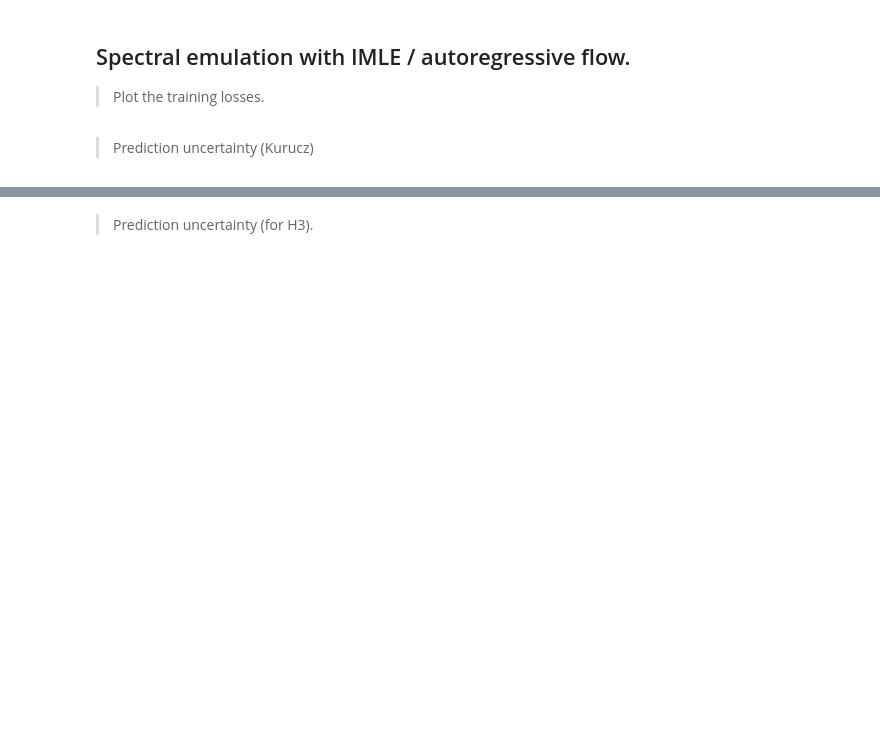
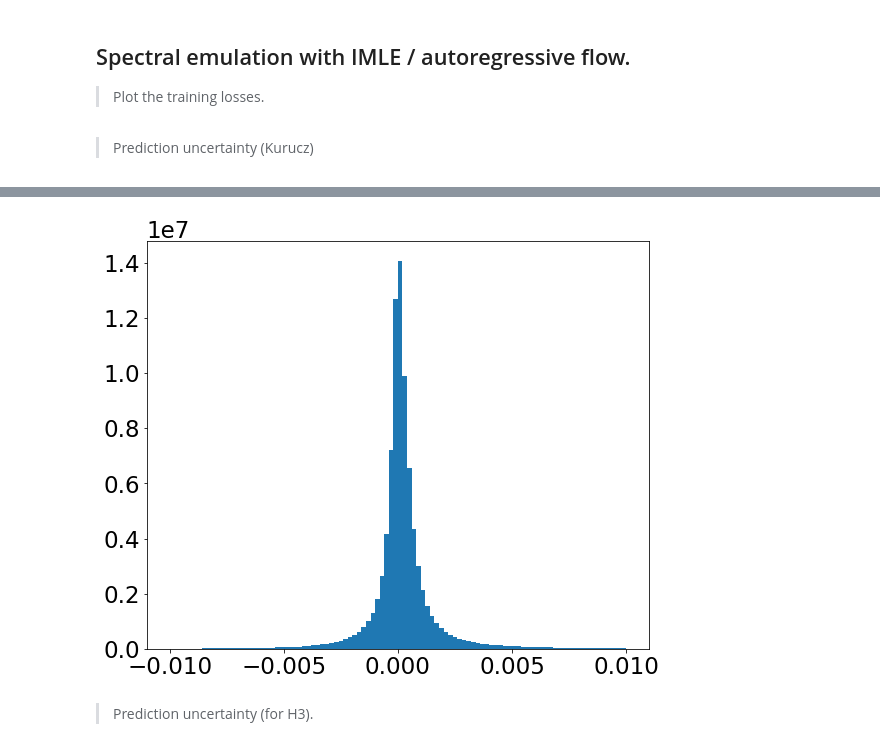
Before and after one commit to tingyuansen/IMLE_on_Galaxy_Images, a Jupyter notebook: IMLE.ipynb, the cells around one changed output, grey strips where cells are left out. Cells and saved outputs as stored; diff of their text form; code cells hidden in the pictures; blank space fills up the shorter version.

```diff
--- a/IMLE.ipynb
+++ b/IMLE.ipynb
@@ -502,3 +498,7 @@ The 'normed' kwarg was deprecated in Matplotlib 2.1 and will be removed in 3.1.
+# %%
+plt.hist((copy1-copy2).ravel(), bins=100, range=[-0.01,0.01]);
+# %% [output]
+[figure, added]
 # %% [markdown]
 > Prediction uncertainty (for H3).
 # %%
```
Also changed, not shown: parts of 2 cells of this notebook.
